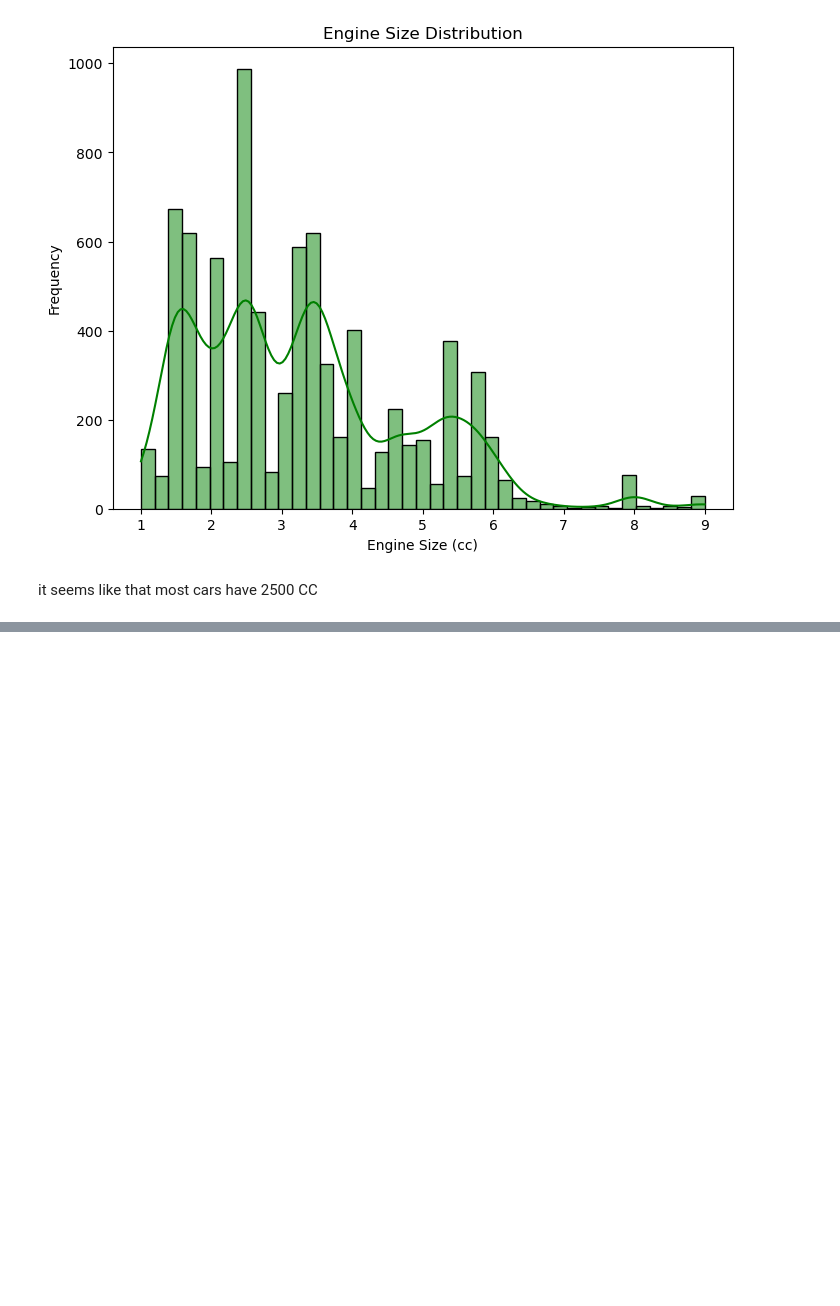
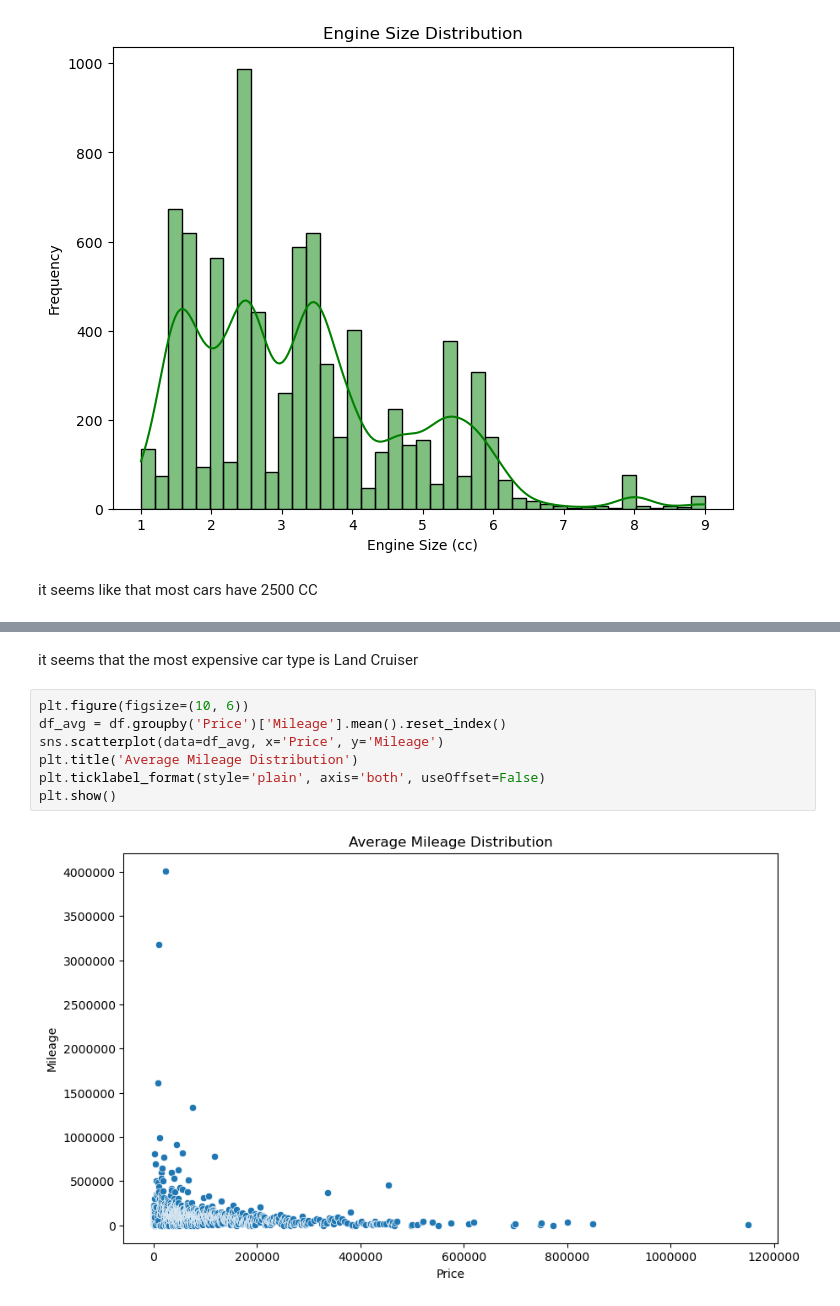
Before and after one commit to MoustafaMohamedMahmoud/Cars, a Jupyter notebook: pythonNote.ipynb, the cells around one changed output, grey strips where cells are left out. Drawn from its saved outputs; the diff is of its cells as text; blank space fills up the shorter version.

```diff
--- a/pythonNote.ipynb
+++ b/pythonNote.ipynb
@@ -372,0 +412,11 @@ it seems like that most cars have 2500 CC
+# %% [markdown]
+it seems that the most expensive car type is Land Cruiser
+# %%
+plt.figure(figsize=(10, 6))
+df_avg = df.groupby('Price')['Mileage'].mean().reset_index()
+sns.scatterplot(data=df_avg, x='Price', y='Mileage')
+plt.title('Average Mileage Distribution')
+plt.ticklabel_format(style='plain', axis='both', useOffset=False)
+plt.show()
+# %% [output]
+[figure, added]
```
Also changed, not shown: parts of 31 cells of this notebook.
